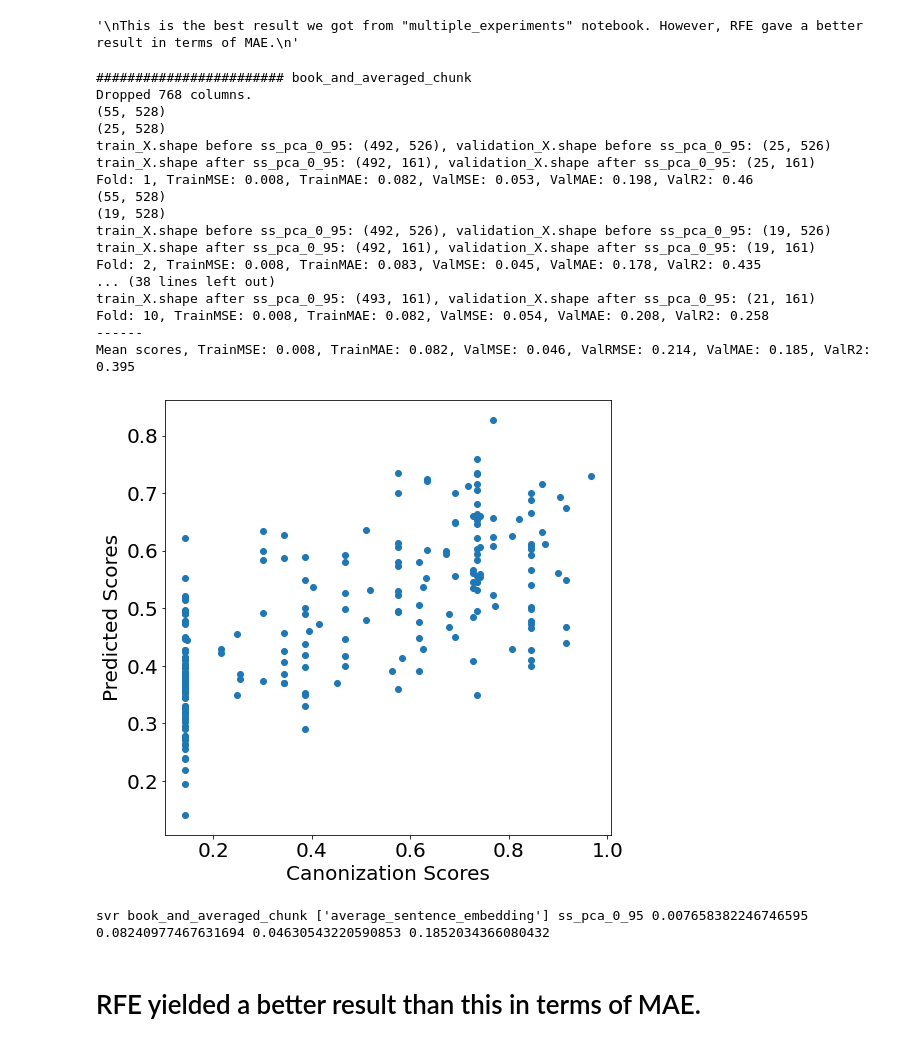
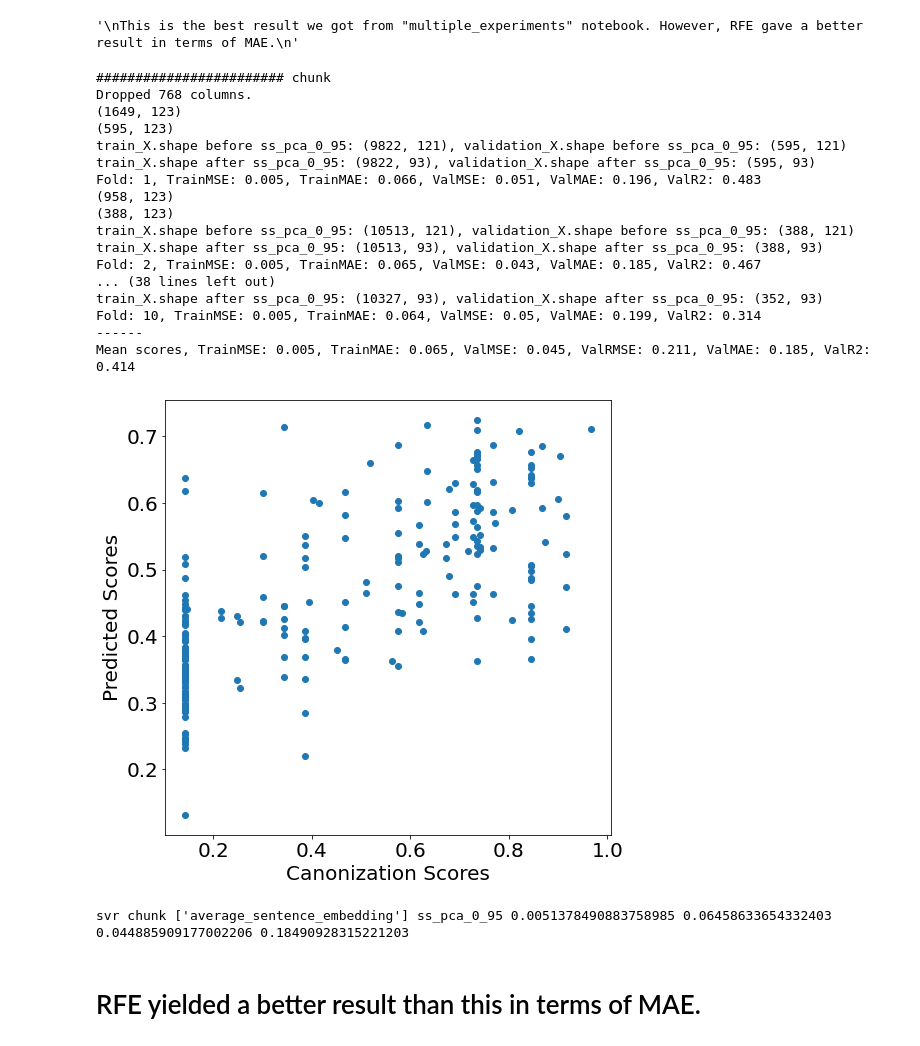
Before and after one commit to sta-a/great-unread, a Jupyter notebook: nbs/handcrafted_features_ger_best_result_of_multiple_experiments_extreme_trainfull.ipynb, the cells around one changed output. Cells and saved outputs as stored; diff of their text form; code cells hidden in the pictures.

```diff
--- a/nbs/handcrafted_features_ger_best_result_of_multiple_experiments_extreme_trainfull.ipynb
+++ b/nbs/handcrafted_features_ger_best_result_of_multiple_experiments_extreme_trainfull.ipynb
@@ -251,7 +251,7 @@ class Experiment(object):
             plt.scatter(all_labels, all_predictions)
             plt.xlabel("Canonization Scores", fontsize=20)
             plt.ylabel("Predicted Scores", fontsize=20)
-            if self.features == "book_and_averaged_chunk":
+            if self.features == "chunk":
                 plt.savefig("../data/results/figures/" + lang + '-' + self.features + '-trainfull.png', dpi=400)
             plt.show();
 
@@ -259,44 +259,44 @@ class Experiment(object):
 # %%
 results = []
 
 for model in ["svr"]:
-    for features in ["book_and_averaged_chunk"]: #["book", "chunk", "book_and_averaged_chunk", "chunk_and_copied_book"]:
+    for features in ["chunk"]: #["book", "chunk", "book_and_averaged_chunk", "chunk_and_copied_book"]:
         print('########################', features)
         for drop_columns_including in [["average_sentence_embedding"]]:
             for dimensionality_reduction in ["ss_pca_0_95"]:
                 try:
                     experiment = Experiment(
                         features=features,
                         drop_columns_including=drop_columns_including,
                         dimensionality_reduction=dimensionality_reduction,
                         model=model,
                         verbose=True
                     )
                     train_mse, train_mae, validation_mse, validation_mae = experiment.run()
                     results.append((model, features, drop_columns_including, dimensionality_reduction, train_mse, train_mae, validation_mse, validation_mae))
                     print(model, features, drop_columns_including, dimensionality_reduction, train_mse, train_mae, validation_mse, validation_mae)
                 except Exception as e:
                     print(f"Error in {model}, {features}, {drop_columns_including}, {dimensionality_reduction}")
                     print(e)
 # %% [output]
-######################## book_and_averaged_chunk
+######################## chunk
 Dropped 768 columns.
-(55, 528)
-(25, 528)
-train_X.shape before ss_pca_0_95: (492, 526), validation_X.shape before ss_pca_0_95: (25, 526)
-train_X.shape after ss_pca_0_95: (492, 161), validation_X.shape after ss_pca_0_95: (25, 161)
-Fold: 1, TrainMSE: 0.008, TrainMAE: 0.082, ValMSE: 0.053, ValMAE: 0.198, ValR2: 0.46
-(55, 528)
-(19, 528)
-train_X.shape before ss_pca_0_95: (492, 526), validation_X.shape before ss_pca_0_95: (19, 526)
-train_X.shape after ss_pca_0_95: (492, 161), validation_X.shape after ss_pca_0_95: (19, 161)
-Fold: 2, TrainMSE: 0.008, TrainMAE: 0.083, ValMSE: 0.045, ValMAE: 0.178, ValR2: 0.435
+(1649, 123)
+(595, 123)
+train_X.shape before ss_pca_0_95: (9822, 121), validation_X.shape before ss_pca_0_95: (595, 121)
+train_X.shape after ss_pca_0_95: (9822, 93), validation_X.shape after ss_pca_0_95: (595, 93)
+Fold: 1, TrainMSE: 0.005, TrainMAE: 0.066, ValMSE: 0.051, ValMAE: 0.196, ValR2: 0.483
+(958, 123)
+(388, 123)
+train_X.shape before ss_pca_0_95: (10513, 121), validation_X.shape before ss_pca_0_95: (388, 121)
+train_X.shape after ss_pca_0_95: (10513, 93), validation_X.shape after ss_pca_0_95: (388, 93)
+Fold: 2, TrainMSE: 0.005, TrainMAE: 0.065, ValMSE: 0.043, ValMAE: 0.185, ValR2: 0.467
 ... (38 lines left out)
-train_X.shape after ss_pca_0_95: (493, 161), validation_X.shape after ss_pca_0_95: (21, 161)
-Fold: 10, TrainMSE: 0.008, TrainMAE: 0.082, ValMSE: 0.054, ValMAE: 0.208, ValR2: 0.258
+train_X.shape after ss_pca_0_95: (10327, 93), validation_X.shape after ss_pca_0_95: (352, 93)
+Fold: 10, TrainMSE: 0.005, TrainMAE: 0.064, ValMSE: 0.05, ValMAE: 0.199, ValR2: 0.314
 ------
-Mean scores, TrainMSE: 0.008, TrainMAE: 0.082, ValMSE: 0.046, ValRMSE: 0.214, ValMAE: 0.185, ValR2: 0.395
+Mean scores, TrainMSE: 0.005, TrainMAE: 0.065, ValMSE: 0.045, ValRMSE: 0.211, ValMAE: 0.185, ValR2: 0.414
-[figure, old version]
+[figure, new version]
-svr book_and_averaged_chunk ['average_sentence_embedding'] ss_pca_0_95 0.007658382246746595 0.08240977467631694 0.04630543220590853 0.1852034366080432
+svr chunk ['average_sentence_embedding'] ss_pca_0_95 0.0051378490883758985 0.06458633654332403 0.044885909177002206 0.18490928315221203
 # %% [markdown]
 # RFE yielded a better result than this in terms of MAE.
```
Also changed, not shown: 6 other files.
